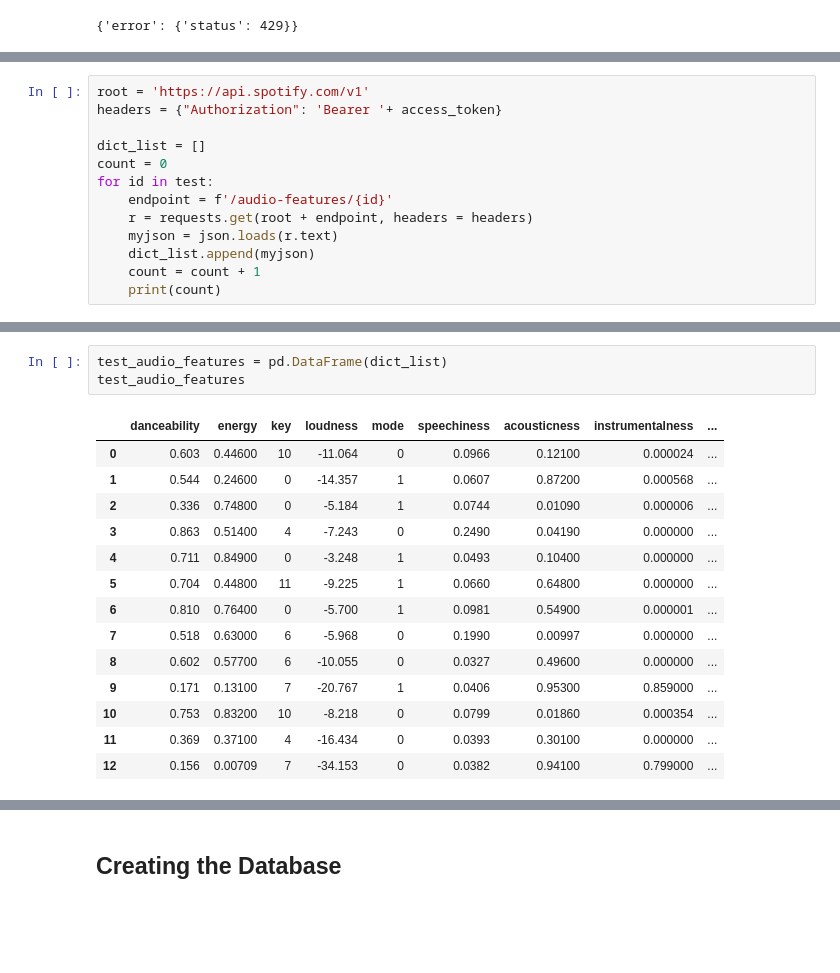
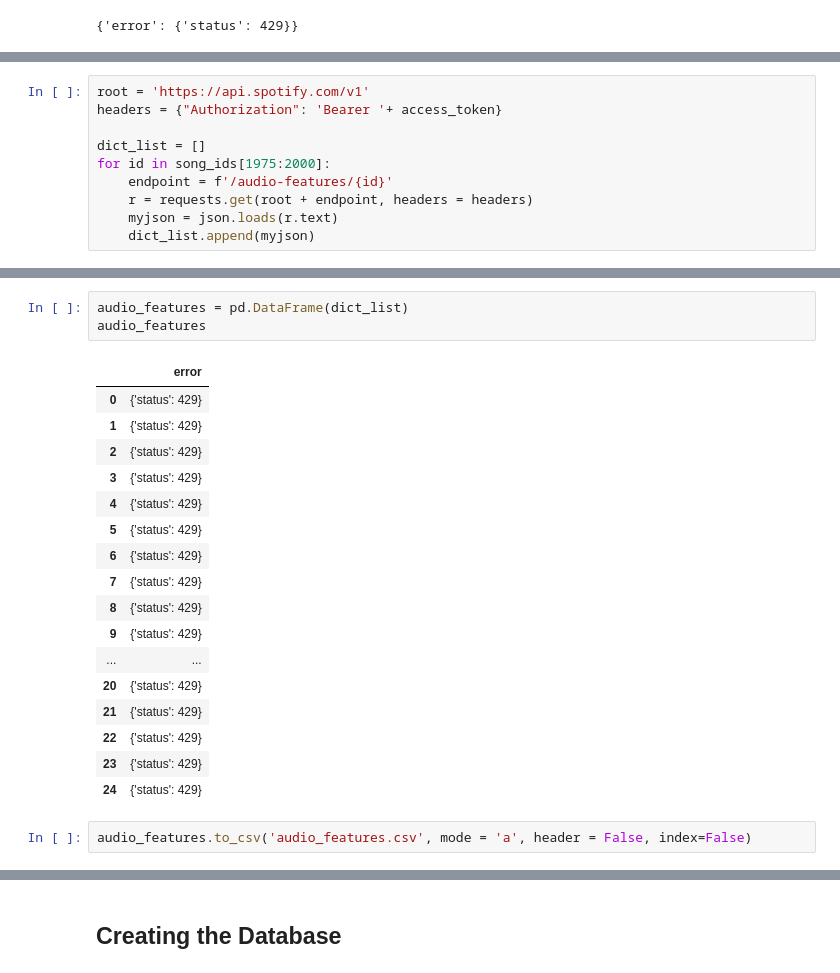
Before and after one commit to zgrayblue/artipy, a Jupyter notebook: spotify_api.ipynb, the cells around one changed output, grey strips where cells are left out. Drawn from its saved outputs; the diff is of its cells as text; blank space fills up the shorter version.

Commit message:
started audio_features.csv

```diff
--- a/spotify_api.ipynb
+++ b/spotify_api.ipynb
@@ -640,11 +664,8 @@ root = 'https://api.spotify.com/v1'
 headers = {"Authorization": 'Bearer '+ access_token}
 
 dict_list = []
-count = 0
-for id in test:
+for id in song_ids[1975:2000]:
     endpoint = f'/audio-features/{id}'
     r = requests.get(root + endpoint, headers = headers)
     myjson = json.loads(r.text)
     dict_list.append(myjson)
-    count = count + 1
-    print(count)
@@ -685,18 +672,23 @@ jazz_dict
 # %%
-test_audio_features = pd.DataFrame(dict_list)
-test_audio_features
+audio_features = pd.DataFrame(dict_list)
+audio_features
 # %% [output]
-|  | danceability | energy | key | loudness | mode | speechiness | acousticness | instrumentalness | ... |
-| 0 | 0.603 | 0.44600 | 10 | -11.064 | 0 | 0.0966 | 0.12100 | 0.000024 | ... |
-| 1 | 0.544 | 0.24600 | 0 | -14.357 | 1 | 0.0607 | 0.87200 | 0.000568 | ... |
-| 2 | 0.336 | 0.74800 | 0 | -5.184 | 1 | 0.0744 | 0.01090 | 0.000006 | ... |
-| 3 | 0.863 | 0.51400 | 4 | -7.243 | 0 | 0.2490 | 0.04190 | 0.000000 | ... |
-| 4 | 0.711 | 0.84900 | 0 | -3.248 | 1 | 0.0493 | 0.10400 | 0.000000 | ... |
-| 5 | 0.704 | 0.44800 | 11 | -9.225 | 1 | 0.0660 | 0.64800 | 0.000000 | ... |
-| 6 | 0.810 | 0.76400 | 0 | -5.700 | 1 | 0.0981 | 0.54900 | 0.000001 | ... |
-| 7 | 0.518 | 0.63000 | 6 | -5.968 | 0 | 0.1990 | 0.00997 | 0.000000 | ... |
-| 8 | 0.602 | 0.57700 | 6 | -10.055 | 0 | 0.0327 | 0.49600 | 0.000000 | ... |
-| 9 | 0.171 | 0.13100 | 7 | -20.767 | 1 | 0.0406 | 0.95300 | 0.859000 | ... |
-| 10 | 0.753 | 0.83200 | 10 | -8.218 | 0 | 0.0799 | 0.01860 | 0.000354 | ... |
-| 11 | 0.369 | 0.37100 | 4 | -16.434 | 0 | 0.0393 | 0.30100 | 0.000000 | ... |
-| 12 | 0.156 | 0.00709 | 7 | -34.153 | 0 | 0.0382 | 0.94100 | 0.799000 | ... |
+|  | error |
+| 0 | {'status': 429} |
+| 1 | {'status': 429} |
+| 2 | {'status': 429} |
+| 3 | {'status': 429} |
+| 4 | {'status': 429} |
+| 5 | {'status': 429} |
+| 6 | {'status': 429} |
+| 7 | {'status': 429} |
+| 8 | {'status': 429} |
+| 9 | {'status': 429} |
+| ... | ... |
+| 20 | {'status': 429} |
+| 21 | {'status': 429} |
+| 22 | {'status': 429} |
+| 23 | {'status': 429} |
+| 24 | {'status': 429} |
+# %%
+audio_features.to_csv('audio_features.csv', mode = 'a', header = False, index=False)
```
Also changed, not shown: parts of 7 cells of this notebook.
